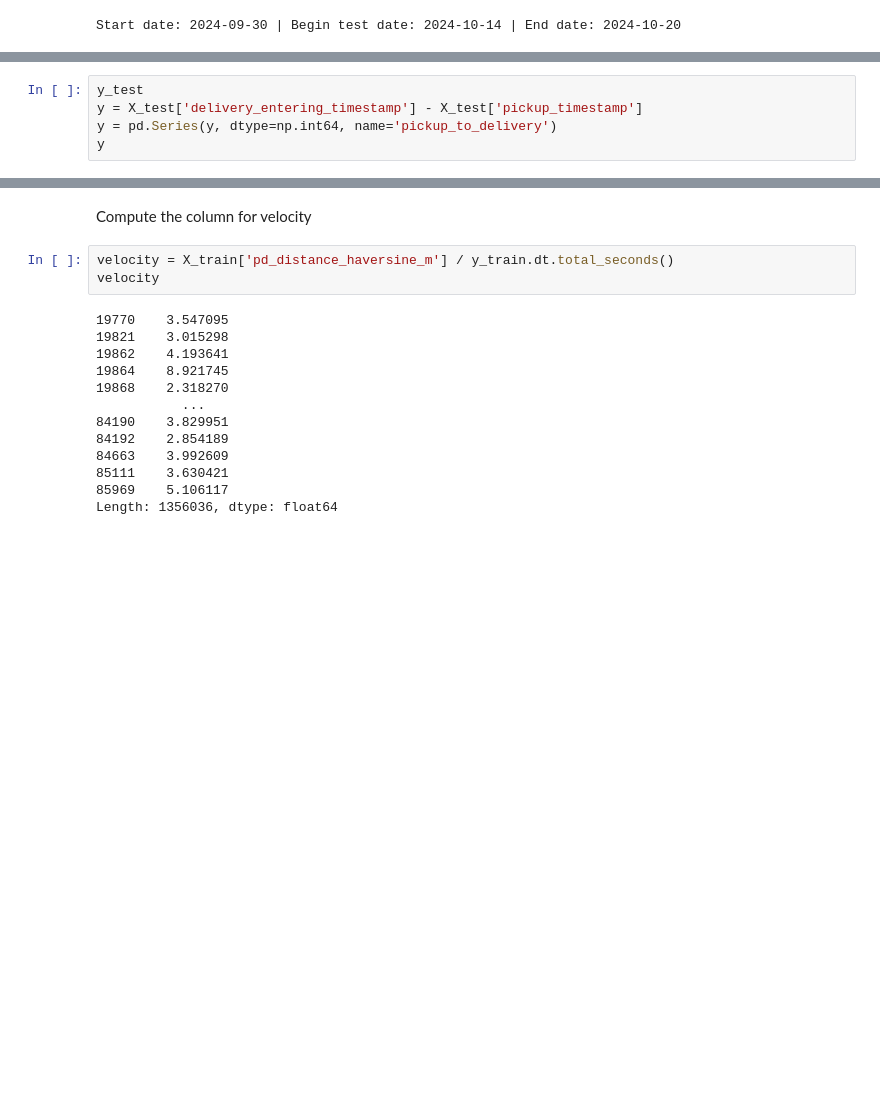
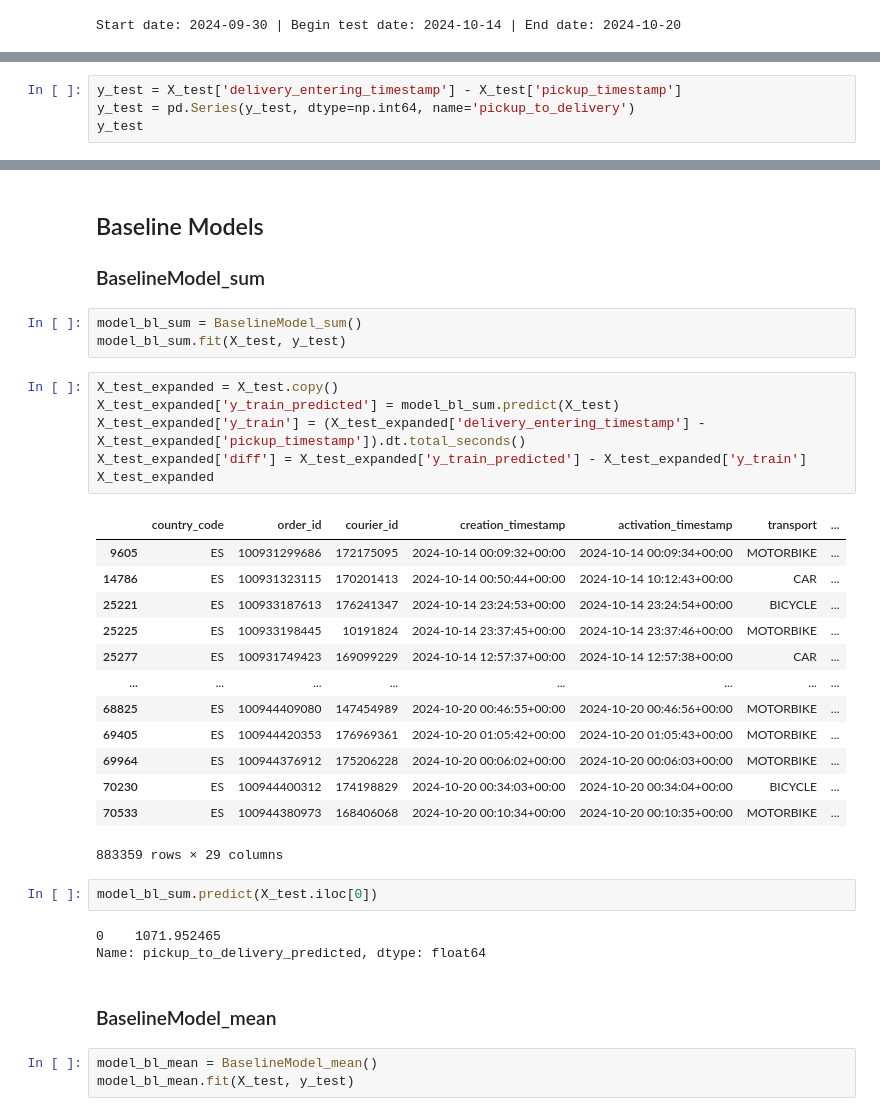
Before and after one commit to AngieC96/pickup-to-delivery-overall, a Jupyter notebook: PDO.ipynb, the cells around one changed output, grey strips where cells are left out. Drawn from its saved outputs; the diff is of its cells as text; blank space fills up the shorter version.

Commit message:
Finished the two classes "BaselineModel"

```diff
--- a/PDO.ipynb
+++ b/PDO.ipynb
@@ -439,7 +440,6 @@ X_test.head()
 5 rows × 26 columns
 # %%
+y_test = X_test['delivery_entering_timestamp'] - X_test['pickup_timestamp']
+y_test = pd.Series(y_test, dtype=np.int64, name='pickup_to_delivery')
 y_test
-y = X_test['delivery_entering_timestamp'] - X_test['pickup_timestamp']
-y = pd.Series(y, dtype=np.int64, name='pickup_to_delivery')
-y
 # %% [output]
@@ -464,18 +464,37 @@ print(X_test.shape, y_test.shape)
 # %% [markdown]
-Compute the column for velocity
+## Baseline Models
+
+### BaselineModel_sum
 # %%
-velocity = X_train['pd_distance_haversine_m'] / y_train.dt.total_seconds()
-velocity
+model_bl_sum = BaselineModel_sum()
+model_bl_sum.fit(X_test, y_test)
-# %% [output]
-19770    3.547095
-19821    3.015298
-19862    4.193641
-19864    8.921745
-19868    2.318270
-           ...
-84190    3.829951
-84192    2.854189
-84663    3.992609
-85111    3.630421
-85969    5.106117
-Length: 1356036, dtype: float64
+# %%
+X_test_expanded = X_test.copy()
+X_test_expanded['y_train_predicted'] = model_bl_sum.predict(X_test)
+X_test_expanded['y_train'] = (X_test_expanded['delivery_entering_timestamp'] - X_test_expanded['pickup_timestamp']).dt.total_seconds()
+X_test_expanded['diff'] = X_test_expanded['y_train_predicted'] - X_test_expanded['y_train']
+X_test_expanded
+# %% [output]
+|  | country_code | order_id | courier_id | creation_timestamp | activation_timestamp | transport | ... |
+| 9605 | ES | 100931299686 | 172175095 | 2024-10-14 00:09:32+00:00 | 2024-10-14 00:09:34+00:00 | MOTORBIKE | ... |
+| 14786 | ES | 100931323115 | 170201413 | 2024-10-14 00:50:44+00:00 | 2024-10-14 10:12:43+00:00 | CAR | ... |
+| 25221 | ES | 100933187613 | 176241347 | 2024-10-14 23:24:53+00:00 | 2024-10-14 23:24:54+00:00 | BICYCLE | ... |
+| 25225 | ES | 100933198445 | 10191824 | 2024-10-14 23:37:45+00:00 | 2024-10-14 23:37:46+00:00 | MOTORBIKE | ... |
+| 25277 | ES | 100931749423 | 169099229 | 2024-10-14 12:57:37+00:00 | 2024-10-14 12:57:38+00:00 | CAR | ... |
+| ... | ... | ... | ... | ... | ... | ... | ... |
+| 68825 | ES | 100944409080 | 147454989 | 2024-10-20 00:46:55+00:00 | 2024-10-20 00:46:56+00:00 | MOTORBIKE | ... |
+| 69405 | ES | 100944420353 | 176969361 | 2024-10-20 01:05:42+00:00 | 2024-10-20 01:05:43+00:00 | MOTORBIKE | ... |
+| 69964 | ES | 100944376912 | 175206228 | 2024-10-20 00:06:02+00:00 | 2024-10-20 00:06:03+00:00 | MOTORBIKE | ... |
+| 70230 | ES | 100944400312 | 174198829 | 2024-10-20 00:34:03+00:00 | 2024-10-20 00:34:04+00:00 | BICYCLE | ... |
+| 70533 | ES | 100944380973 | 168406068 | 2024-10-20 00:10:34+00:00 | 2024-10-20 00:10:35+00:00 | MOTORBIKE | ... |
+883359 rows × 29 columns
+# %%
+model_bl_sum.predict(X_test.iloc[0])
+# %% [output]
+0    1071.952465
+Name: pickup_to_delivery_predicted, dtype: float64
+# %% [markdown]
+### BaselineModel_mean
+# %%
+model_bl_mean = BaselineModel_mean()
+model_bl_mean.fit(X_test, y_test)
```
Also changed, not shown: parts of 20 cells of this notebook, 1 other file.
